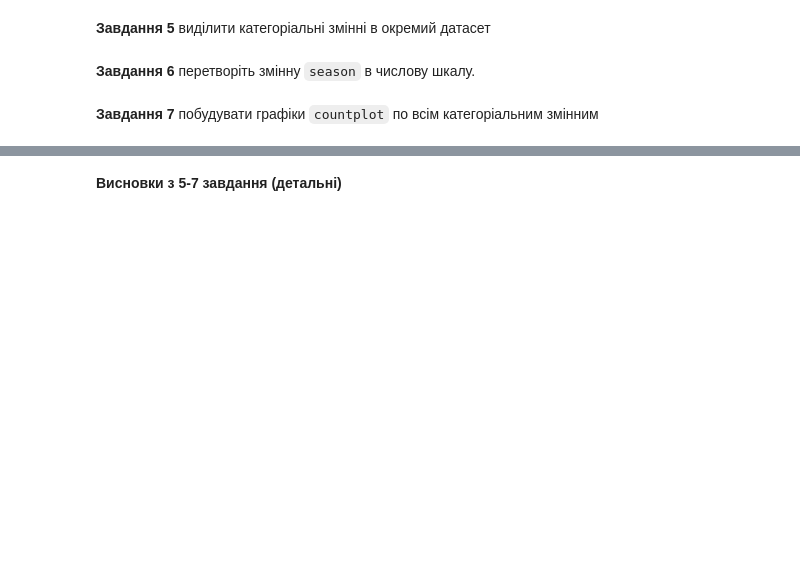
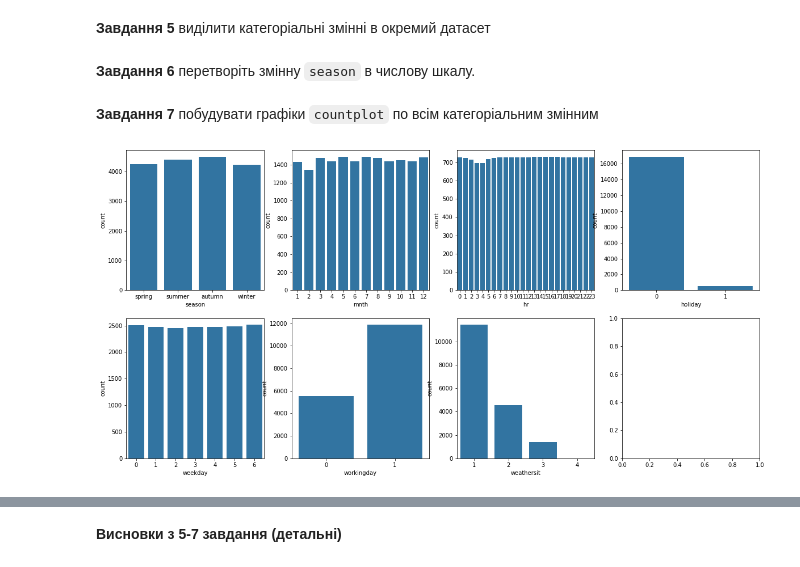
Before and after one commit to splitedwindow/AIFundamentals, a Jupyter notebook: labs/Task4_Linear_Regression/Task4_Regression_basicAI.ipynb, the cells around one changed output, grey strips where cells are left out. Drawn from its saved outputs; the diff is of its cells as text; code cells hidden in the pictures; blank space fills up the shorter version.

```diff
--- a/labs/Task4_Linear_Regression/Task4_Regression_basicAI.ipynb
+++ b/labs/Task4_Linear_Regression/Task4_Regression_basicAI.ipynb
@@ -47,3 +47,19 @@ from sklearn.metrics import mean_squared_error, r2_score
 import matplotlib.pyplot as plt
 import seaborn as sns
 %matplotlib inline
+
+dataset = pd.read_csv("./motorbike_ambulance_calls.csv")
+
+summary_stats = dataset.describe()
+headers = dataset.columns.tolist()
+dataset_size = dataset.shape
+
+print(dataset.head(10), "\n\n")
+
+for column in headers:
+    max_in_column = dataset[column].max()
+    min_in_column = dataset[column].min()
+    print(f"Max in column {column} is {max_in_column} and min is {min_in_column}")
+
+print(f"\nDataset size is {dataset_size}")
+print(f"\n\nDataset stats: \n{summary_stats}")
@@ -73,9 +140,9 @@ data = get_data(data_path=#your code)
 **Завдання 4** перетворіть змінну `date` в **date type**. Визначте часові межі датасету.
 # %%
 def tranform_date(df: pd.DataFrame, date_col_name: str):
-  df[date_col_name] = #your code
+  df[date_col_name] = pd.to_datetime(df[date_col_name], format='%m/%d/%y')
   return df
 
-data = tranform_date(data, 'date')
+dataset = tranform_date(dataset, 'date')
 # %%
 def get_time_limits(df: pd.DataFrame, date_col_name: str):
@@ -93,3 +161,6 @@ data_categorical = #your code
+# %%
+columns_to_add = ['season', 'mnth', 'hr', 'holiday', 'weekday', 'workingday', 'weathersit']
+data_categorical = dataset[columns_to_add].copy()
 # %% [markdown]
 **Завдання 6** перетворіть змінну `season` в числову шкалу.
 # %%
@@ -103,4 +176,8 @@ data = encode_season(data, 'season')
 # %%
 fig, ax = plt.subplots(2, 4, figsize=(20, 10))
 for variable, subplot in zip(data_categorical, ax.flatten()):
-  #your code
+  sns.countplot(x=variable, data=data_categorical, ax=subplot)
+
+plt.show()
+# %% [output]
+[figure, added]
```
Also changed, not shown: parts of 25 cells of this notebook.
